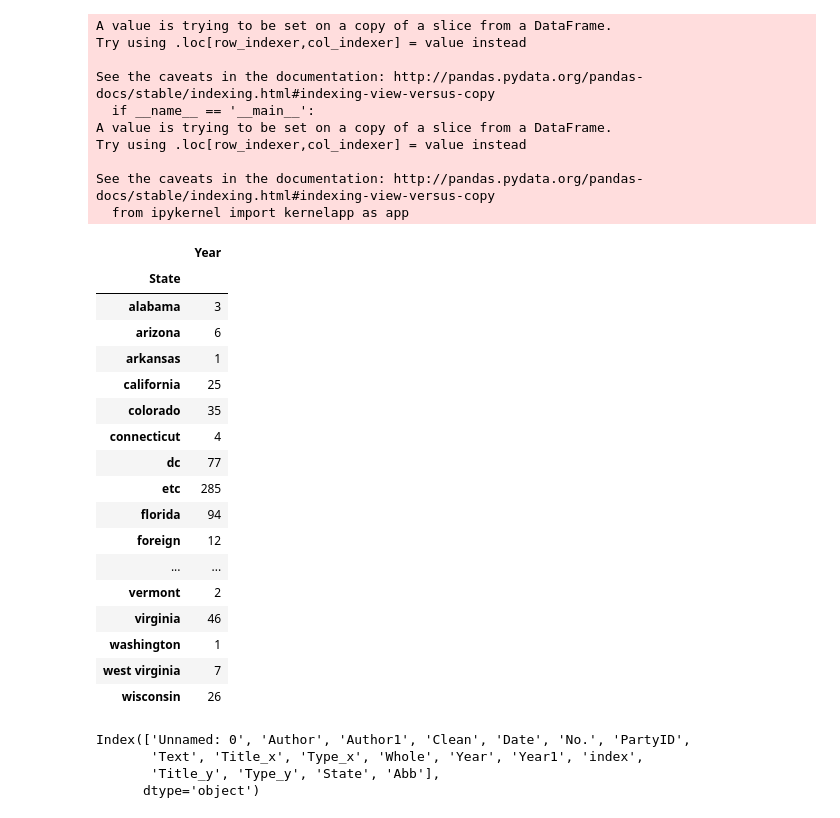
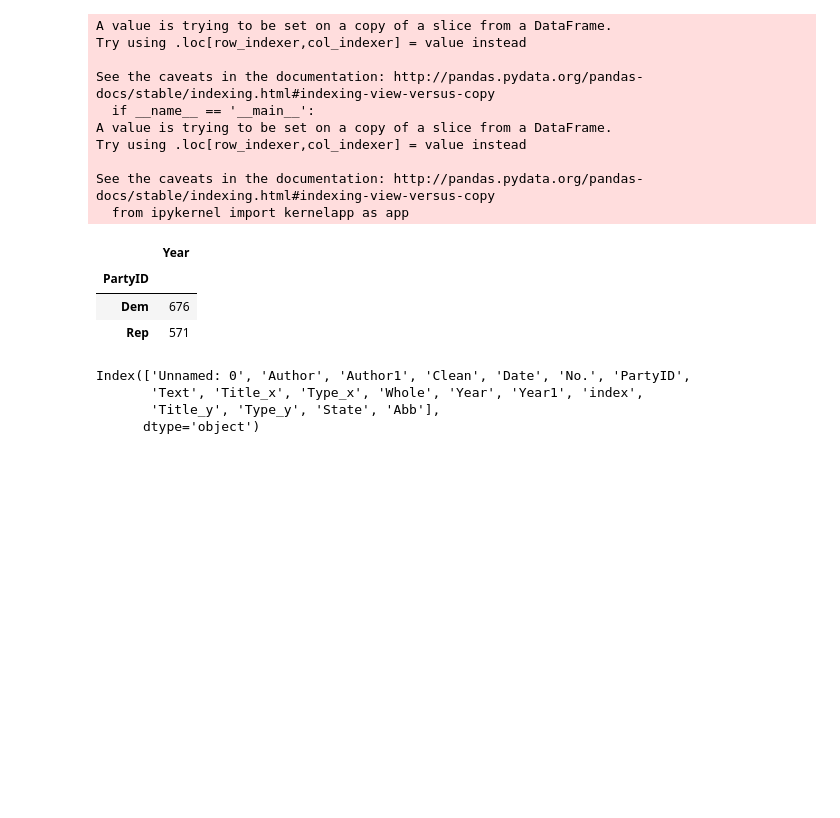
Before and after one commit to Alicechung/ML_finalPJT, a Jupyter notebook: Code/Preprocessing/ML_preprocessing texts.ipynb, the cells around one changed output. Saved outputs shown, nothing was run; the diff lists cells and outputs as text; code cells hidden in the pictures; blank space fills up the shorter version.

Commit message:
revision on Drafts and adding sentimental analysis senteces dataframe

```diff
--- a/Code/Preprocessing/ML_preprocessing texts.ipynb
+++ b/Code/Preprocessing/ML_preprocessing texts.ipynb
@@ -373,26 +397,21 @@ Index(['Unnamed: 0', 'Year', 'Year1', 'Author', 'Author1_x', 'Clean_x', 'Date',
       dtype='object')
 # %%
-merge_dtm_fin = merge_dtm[['Unnamed: 0', 'index', 'Year', 'Year1', 'Author', 'Author1_x', 'Clean_x', 'Date',
-       'No.', 'PartyID', 'State_x', 'Abb_x', 'Title', 'swing_last_08_x',
-       'swing_last_12_x', 'swing_last_16_x', 'Rustbelt_x', 'unemployment',
-       'challenger', 'governorp', 'primary',
-       'Length', 'Text', 'Type', 'Whole', 'african-american', 'agreement',
-       'billion', 'border', 'brazil', 'castro', 'ceo', 'china', 'clinton',
-       'colombia', 'crisi', 'cuba', 'cuban', 'deal', 'democraci', 'disastr',
-       'dollar', 'donor', 'email', 'export', 'fail', 'farmer', 'green',
-       'hemispher', 'hillari', 'human', 'immigr', 'includ', 'inner',
-       'interest', 'isi', 'islam', 'korea', 'labor', 'latin', 'lie',
-       'manufactur', 'massiv', 'million', 'nafta', 'neighbor', 'offer',
-       'oppress', 'organ', 'outsourc', 'oversea', 'plant', 'play', 'propos',
-       'radic', 'refuge', 'region', 'relationship', 'religion', 'rig', 'south',
-       'special', 'steel', 'subsidi', 'terror', 'trade', 'union', 'unleash',
-       'wage', 'worker']]
-merge_dtm_fin.rename(columns = {'Author1_x':'Author1','Clean_x':'Clean',
+merge_dtm_fin = merge_dtm[['Unnamed: 0', 'Year_x', 'Year1', 'Author', 'Author1_x', 'Clean_x',
+       'Date_x', 'No.', 'PartyID', 'State_x', 'Abb_x', 'Title_x',
+       'swing_last_08', 'swing_last_12', 'swing_last_16', 'Rustbelt_x',
+       'unemployment', 'challenger', 'governorp', 'primary',
+       'Length', 'Text', 'Type', 'Whole',
+       'agreement', 'bargain', 'canada', 'china', 'corpor', 'labor',
+       'manufactur', 'nafta', 'plant', 'play', 'trade', 'unfair', 'union',
+       'wage', 'worker', 'index', ]]
+
+merge_dtm_fin.rename(columns = {'Author1_x':'Author1',
+                                'Year_x':'Year',
+                                'Clean_x':'Clean',
+                                'Date_x':'Date',
+                                'Rustbelt_x':'Rustbelt',
                                 'State_x':'State','Abb_x':'Abb',
-                                'swing_last_08_x':'swing_last_08',
-                                'swing_last_12_x':'swing_last_12',
-                                'swing_last_16_x':'swing_last_16',
-                                'Rustbelt_x':'Rustbelt'}, inplace = True)
+                                'Title_x':'Title','Date_x':'Date'}, inplace = True)
 # %% [output]
 A value is trying to be set on a copy of a slice from a DataFrame
 
@@ -418,0 +452,4 @@ Index(['Unnamed: 0', 'index', 'Year', 'Year1', 'Author', 'Author1', 'Clean',
+# %%
+merge_dtm_fin['t100_wcsum'] = merge_dtm_fin[['agreement', 'bargain', 'canada', 'china', 'corpor', 'labor',
+       'manufactur', 'nafta', 'plant', 'play', 'trade', 'unfair', 'union',
+       'wage', 'worker']].sum(axis = 1)
@@ -418,0 +462,2 @@ Index(['Unnamed: 0', 'index', 'Year', 'Year1', 'Author', 'Author1', 'Clean',
+# %%
+merge_dtm_fin['pro_t100'] = merge_dtm_fin['t100_wcsum']/merge_dtm_fin['Length']
@@ -446,24 +499,10 @@ merge_dtm_fin.to_csv('../../Data/alldf_w15_180306.csv')
 # %%
-merge_dtm_fin.groupby('State')['Year'].count().to_frame()
+merge_dtm_fin.groupby('PartyID')['Year'].count().to_frame()
 # %% [output]
 |  | Year |
-| State |  |
-| alabama | 3 |
-| arizona | 6 |
-| arkansas | 1 |
-| california | 25 |
-| colorado | 35 |
-| connecticut | 4 |
-| dc | 77 |
-| etc | 285 |
-| florida | 94 |
-| foreign | 12 |
-| ... | ... |
-| vermont | 2 |
-| virginia | 46 |
-| washington | 1 |
-| west virginia | 7 |
-| wisconsin | 26 |
+| PartyID |  |
+| Dem | 676 |
+| Rep | 571 |
 # %%
 #merge_dtm_fin[merge_dtm_fin['State'] == 'utah']
 # %%
```
Also changed, not shown: parts of 48 cells of this notebook, 9 other files.
